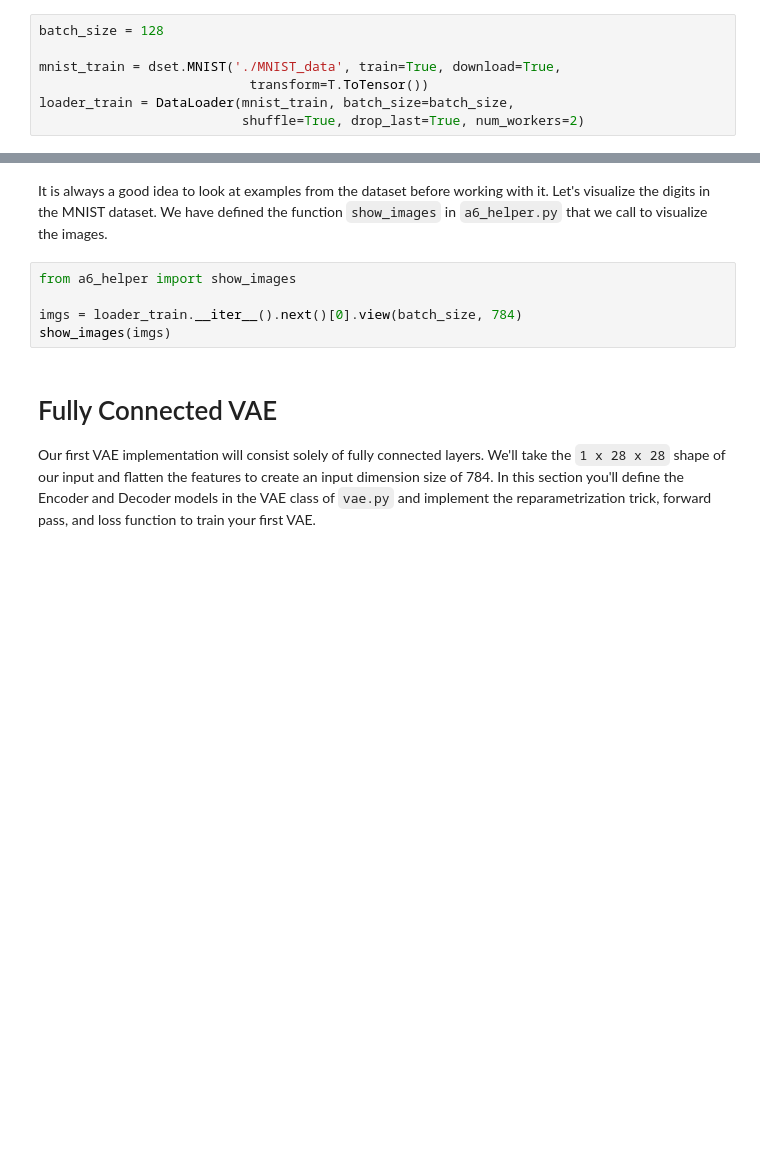
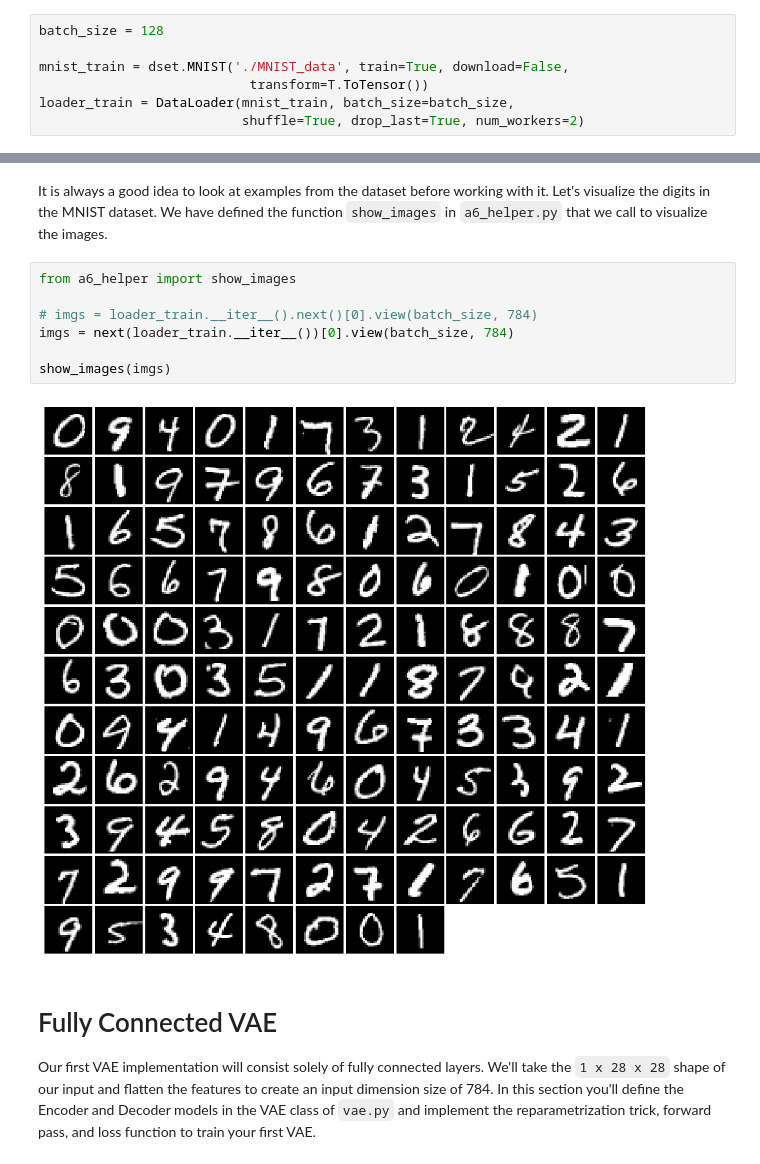
Before and after one commit to sui1234bian/cs231n-study-note, a Jupyter notebook: A6_2022/variational_autoencoders.ipynb, the cells around one changed output, grey strips where cells are left out. Drawn from its saved outputs; the diff is of its cells as text; blank space fills up the shorter version.

```diff
--- a/A6_2022/variational_autoencoders.ipynb
+++ b/A6_2022/variational_autoencoders.ipynb
@@ -108,7 +111,7 @@ To simplify our code here, we will use the PyTorch MNIST wrapper, which download
 # %%
 batch_size = 128
 
-mnist_train = dset.MNIST('./MNIST_data', train=True, download=True,
+mnist_train = dset.MNIST('./MNIST_data', train=True, download=False,
                            transform=T.ToTensor())
 loader_train = DataLoader(mnist_train, batch_size=batch_size,
                           shuffle=True, drop_last=True, num_workers=2)
@@ -119,8 +122,12 @@ It is always a good idea to look at examples from the dataset before working wit
 # %%
 from a6_helper import show_images
 
-imgs = loader_train.__iter__().next()[0].view(batch_size, 784)
+# imgs = loader_train.__iter__().next()[0].view(batch_size, 784)
+imgs = next(loader_train.__iter__())[0].view(batch_size, 784)
+
 show_images(imgs)
+# %% [output]
+[figure, added]
 # %% [markdown]
 # Fully Connected VAE
 
```
Also changed, not shown: parts of 11 cells of this notebook, 12 other files.
